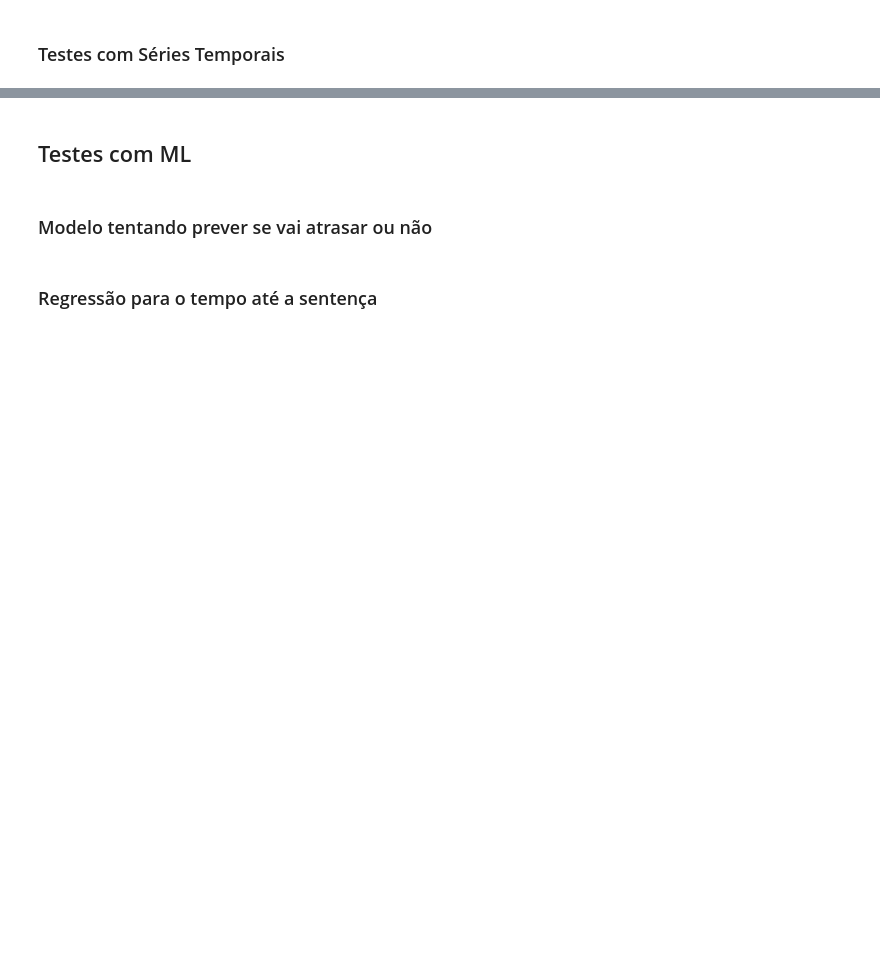
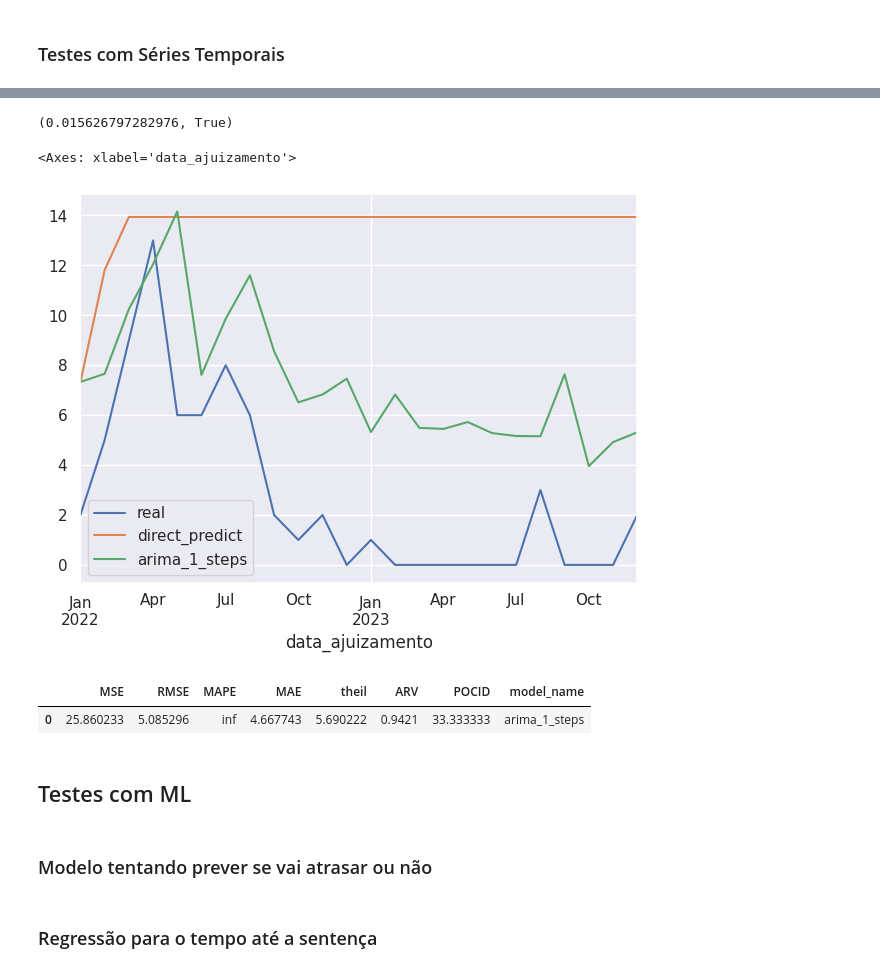
Before and after one commit to jeffersonduartebr/tcc_cesar, a Jupyter notebook: calcular_datas.ipynb, the cells around one changed output, grey strips where cells are left out. Drawn from its saved outputs; the diff is of its cells as text; code cells hidden in the pictures; blank space fills up the shorter version.

```diff
--- a/calcular_datas.ipynb
+++ b/calcular_datas.ipynb
@@ -388,0 +451,6 @@ def show_tendencia(ts, rm_size):
+# %%
+test_size = 24
+m = 12
+horizon = 1
+ts = serie_ajuizamentos
+prevs_h_steps, direct_predict = arima_fit_predict(ts, m, horizon, test_size)
@@ -389,3 +475,35 @@ def show_tendencia(ts, rm_size):
+# %%
+kpss = KPSSTest()
+print(kpss.should_diff(serie_ajuizamentos))
+# %% [output]
+(0.015626797282976, True)
+# %%
+df_result_ajuizamento = pd.DataFrame(
+    {
+        'real': ts.iloc[-test_size:],
+        'direct_predict': direct_predict,
+        'arima_1_steps': prevs_h_steps,
+    }
+)
+df_result_ajuizamento.plot()
+# %% [output]
+<Axes: xlabel='data_ajuizamento'>
+[figure, added]
+# %%
+y_true = ts.iloc[-test_size:]
+metric_results = []
+for model_name in ['arima_1_steps']:
+
+  y_true = df_result_ajuizamento['real']
+  y_pred = df_result_ajuizamento[model_name]
+  dict_result = gerenerate_metric_results(y_true, y_pred)
+  dict_result['model_name'] = model_name
+  metric_results.append(dict_result)
+
+pd.DataFrame(metric_results)
+# %% [output]
+|  | MSE | RMSE | MAPE | MAE | theil | ARV | POCID | model_name |
+| 0 | 25.860233 | 5.085296 | inf | 4.667743 | 5.690222 | 0.9421 | 33.333333 | arima_1_steps |
 # %% [markdown]
 ## Testes com ML
 # %%
```
Also changed, not shown: parts of 18 cells of this notebook, 2 other files.
